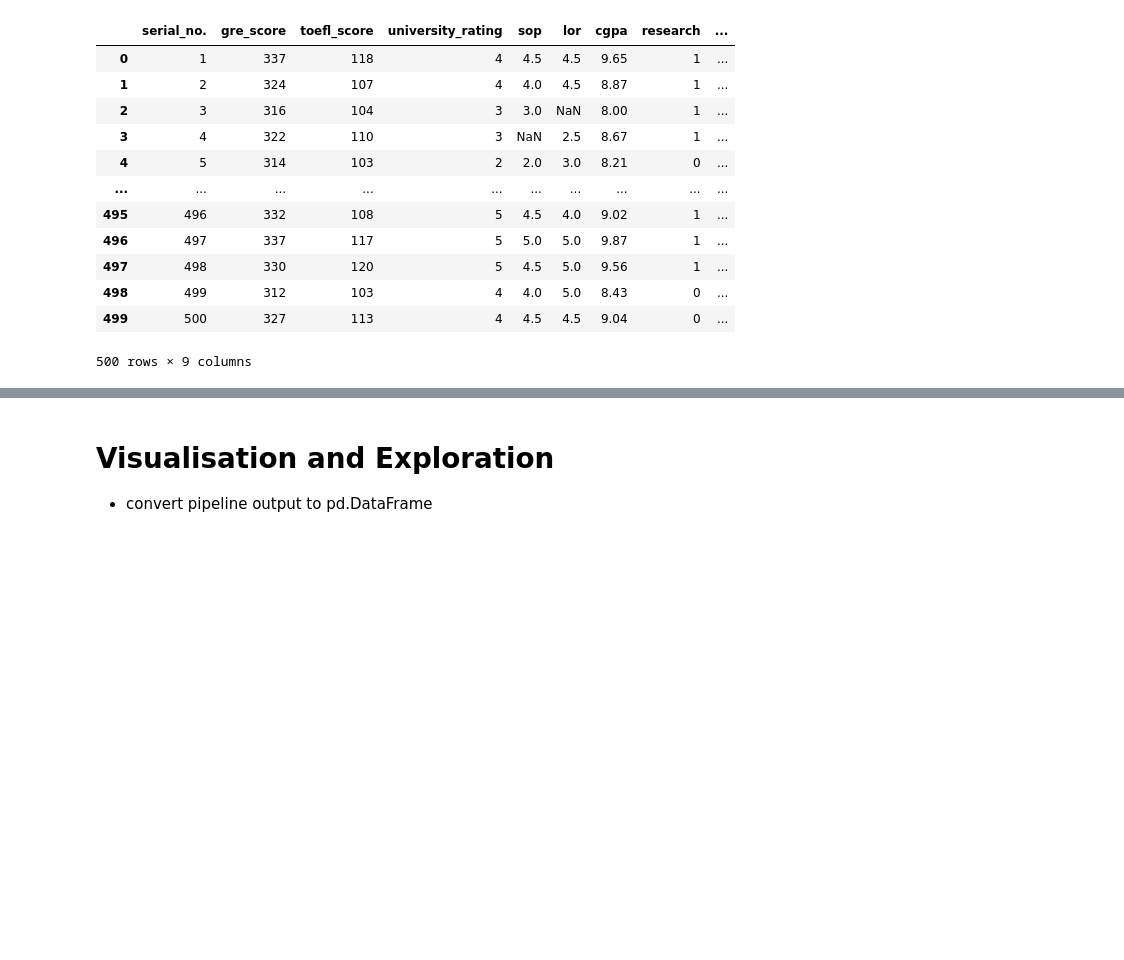
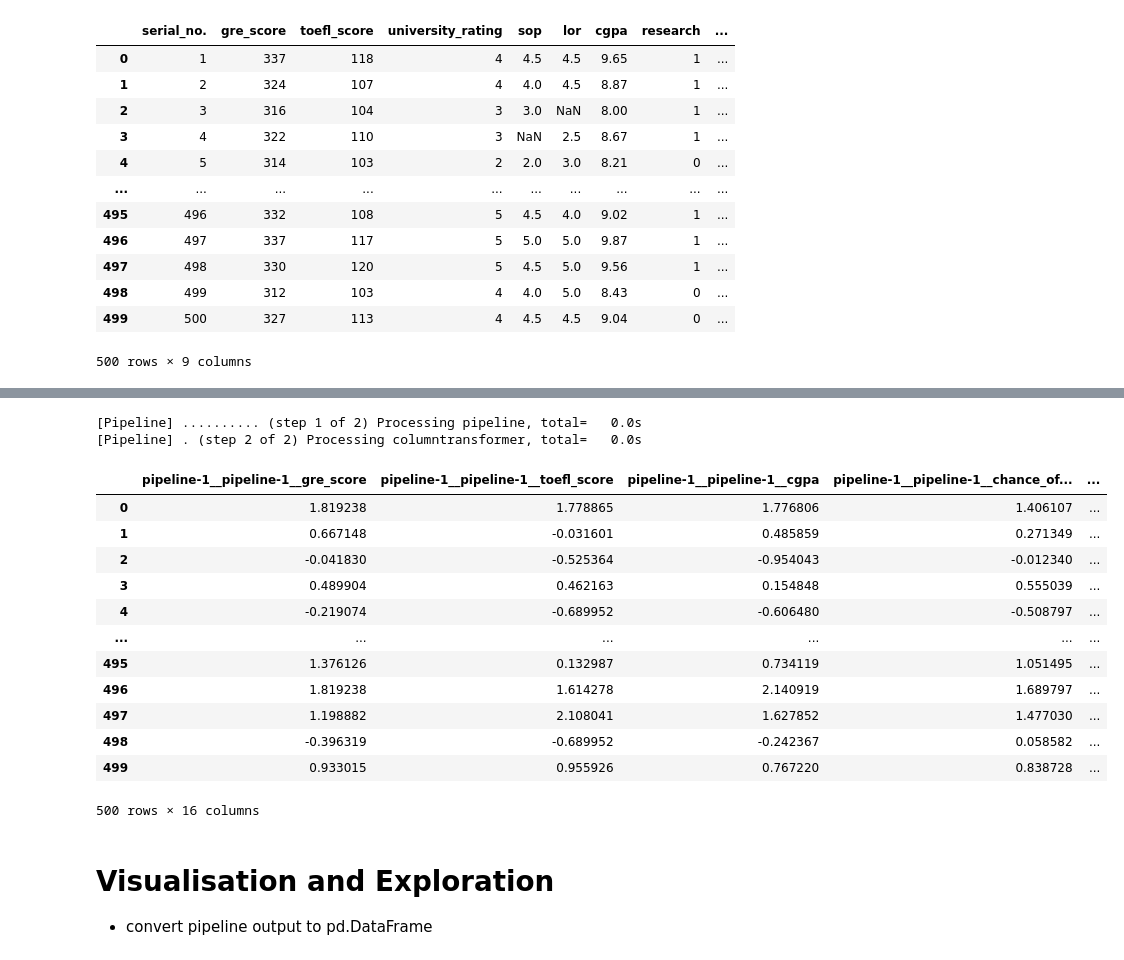
Before and after one commit to jyothisable/IVY-League-Collage-Predictor, a Jupyter notebook: notebooks/EDA.ipynb, the cells around one changed output, grey strips where cells are left out. Cells and saved outputs as stored; diff of their text form; code cells hidden in the pictures; blank space fills up the shorter version.

```diff
--- a/notebooks/EDA.ipynb
+++ b/notebooks/EDA.ipynb
@@ -475,23 +548,20 @@ The choice of feature scaling method depends on the nature of your data and the
 # %%
-from sklearn.pipeline import make_pipeline
-from sklearn.preprocessing import StandardScaler,OrdinalEncoder
+# Make feature Engineering Pipeline
+ct_feature_scaling = make_column_transformer( # feature scaling
+        (   # Numerical Pipeline =>  StandardScaler
+            make_pipeline( StandardScaler()),
+            make_column_selector(dtype_include=np.number)
+        ),
+        (   # Categorical Pipeline => OrdinalEncoder
+            make_pipeline(OrdinalEncoder()),
+            make_column_selector(dtype_exclude=np.number)
+        ),
+)
 
-
-# Column Transformer
-from sklearn.compose import make_column_transformer, make_column_selector
-
-
-
-ct = make_column_transformer(
-    (   # Numerical Pipeline => SimpleImputer + StandardScaler
-        make_pipeline(SimpleImputer(strategy='mean'), StandardScaler()),
-        make_column_selector(dtype_include=np.number)
-    ),
-
-    (   # Categorical Pipeline => SimpleImputer + OrdinalEncoder
-        make_pipeline(SimpleImputer(strategy='most_frequent'), OrdinalEncoder()),
-        make_column_selector(dtype_exclude=np.number)
-    ),
-    n_jobs=-1,
-    verbose=True
+feature_engg_pipeline = make_pipeline(
+    feature_gen_pipeline, # no imputation needed for new features
+    ct_feature_scaling,
+    verbose=True,
+    memory="cache"
 )
+feature_engg_pipeline
@@ -562,3 +587,23 @@ Name: count, dtype: int64
+# %%
+feature_engg_pipeline.set_output(transform="pandas")
+df_fe = feature_engg_pipeline.fit_transform(df_imputed)
+df_fe
+# %% [output]
+[Pipeline] .......... (step 1 of 2) Processing pipeline, total=   0.0s
+[Pipeline] . (step 2 of 2) Processing columntransformer, total=   0.0s
+|  | pipeline-1__pipeline-1__gre_score | pipeline-1__pipeline-1__toefl_score | pipeline-1__pipeline-1__cgpa | pipeline-1__pipeline-1__chance_of... | ... |
+| 0 | 1.819238 | 1.778865 | 1.776806 | 1.406107 | ... |
+| 1 | 0.667148 | -0.031601 | 0.485859 | 0.271349 | ... |
+| 2 | -0.041830 | -0.525364 | -0.954043 | -0.012340 | ... |
+| 3 | 0.489904 | 0.462163 | 0.154848 | 0.555039 | ... |
+| 4 | -0.219074 | -0.689952 | -0.606480 | -0.508797 | ... |
+| ... | ... | ... | ... | ... | ... |
+| 495 | 1.376126 | 0.132987 | 0.734119 | 1.051495 | ... |
+| 496 | 1.819238 | 1.614278 | 2.140919 | 1.689797 | ... |
+| 497 | 1.198882 | 2.108041 | 1.627852 | 1.477030 | ... |
+| 498 | -0.396319 | -0.689952 | -0.242367 | 0.058582 | ... |
+| 499 | 0.933015 | 0.955926 | 0.767220 | 0.838728 | ... |
+500 rows × 16 columns
 # %% [markdown]
 # Visualisation and Exploration
 * convert pipeline output to pd.DataFrame
```
Also changed, not shown: parts of 14 cells of this notebook, 3 other files.
